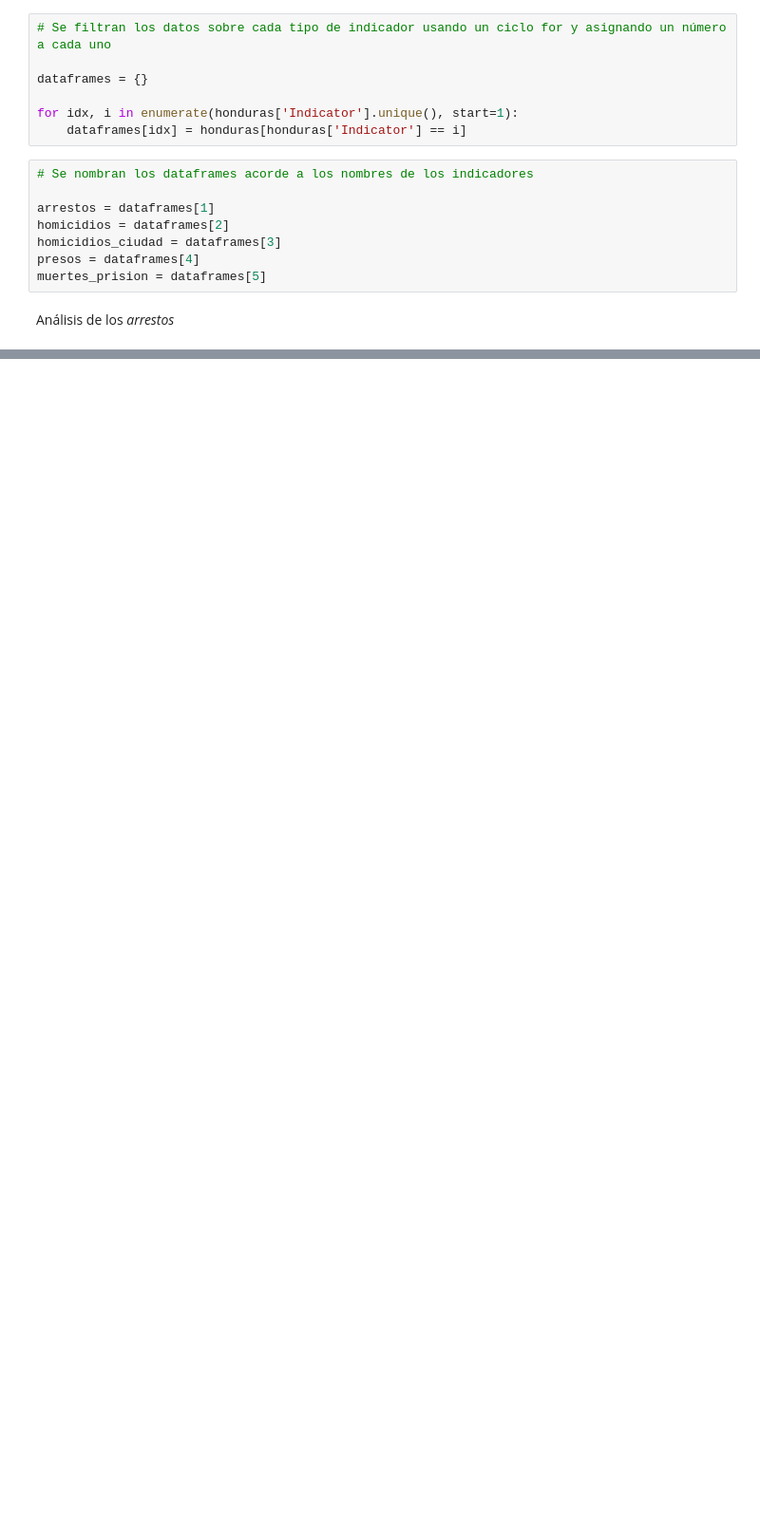
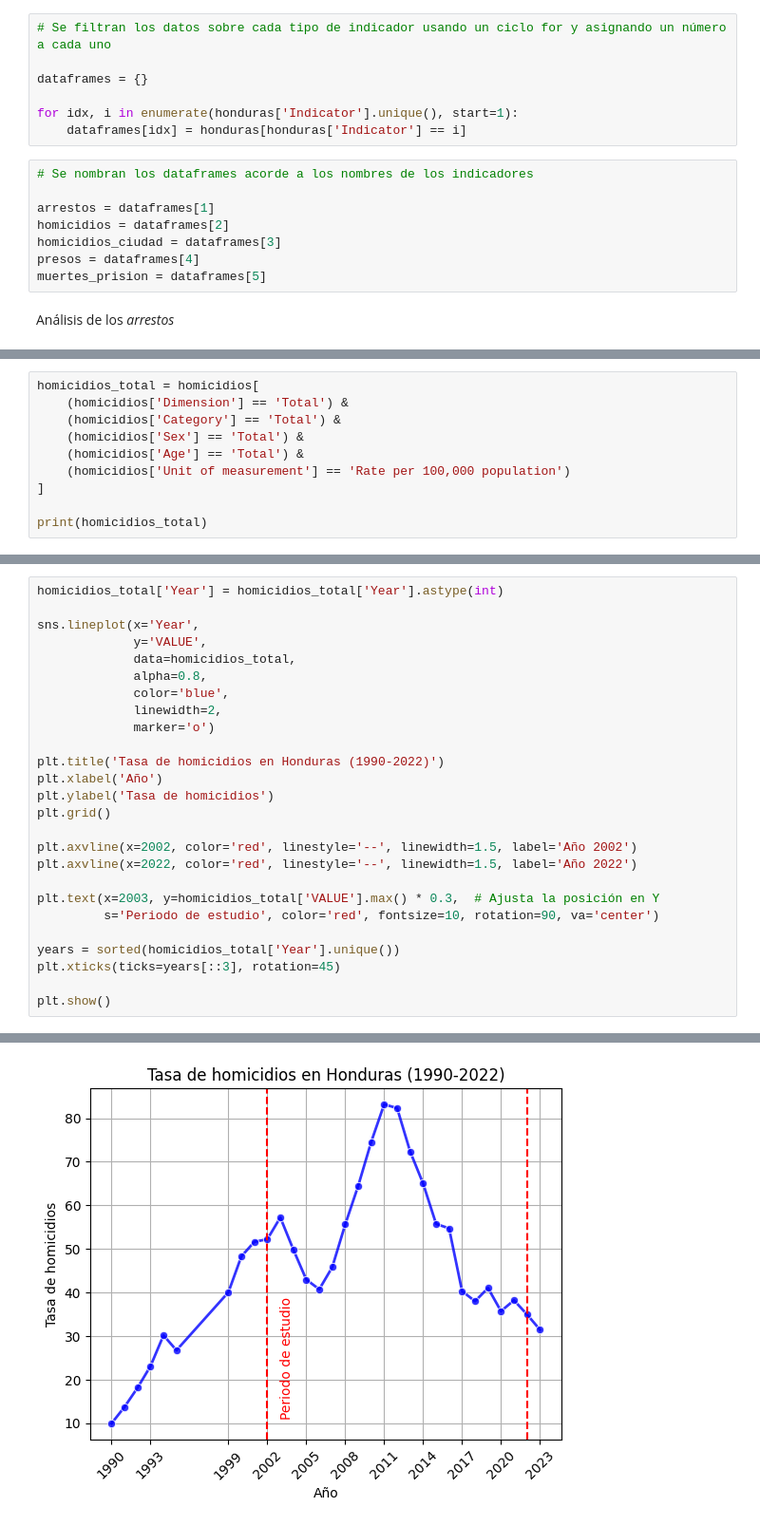
Before and after one commit to lehcimhdz/eda_honduras, a Jupyter notebook: eda_honduras_descriptivo.ipynb, the cells around one changed output, grey strips where cells are left out. Shown at 95% size. Saved outputs shown, nothing was run; the diff lists cells and outputs as text; blank space fills up the shorter version.

```diff
--- a/eda_honduras_descriptivo.ipynb
+++ b/eda_honduras_descriptivo.ipynb
@@ -108,0 +241,10 @@ columna: Source
+# %%
+homicidios_total = homicidios[
+    (homicidios['Dimension'] == 'Total') &
+    (homicidios['Category'] == 'Total') &
+    (homicidios['Sex'] == 'Total') &
+    (homicidios['Age'] == 'Total') &
+    (homicidios['Unit of measurement'] == 'Rate per 100,000 population')
+]
+
+print(homicidios_total)
@@ -108,0 +269,27 @@ columna: Source
+# %%
+homicidios_total['Year'] = homicidios_total['Year'].astype(int)
+
+sns.lineplot(x='Year',
+             y='VALUE',
+             data=homicidios_total,
+             alpha=0.8,
+             color='blue',
+             linewidth=2,
+             marker='o')
+
+plt.title('Tasa de homicidios en Honduras (1990-2022)')
+plt.xlabel('Año')
+plt.ylabel('Tasa de homicidios')
+plt.grid()
+
+plt.axvline(x=2002, color='red', linestyle='--', linewidth=1.5, label='Año 2002')
+plt.axvline(x=2022, color='red', linestyle='--', linewidth=1.5, label='Año 2022')
+
+plt.text(x=2003, y=homicidios_total['VALUE'].max() * 0.3,  # Ajusta la posición en Y
+         s='Periodo de estudio', color='red', fontsize=10, rotation=90, va='center')
+
+years = sorted(homicidios_total['Year'].unique())
+plt.xticks(ticks=years[::3], rotation=45)
+
+plt.show()
+# %% [output]
@@ -108,0 +301 @@ columna: Source
+[figure, added]
```
Also changed, not shown: parts of 12 cells of this notebook.
